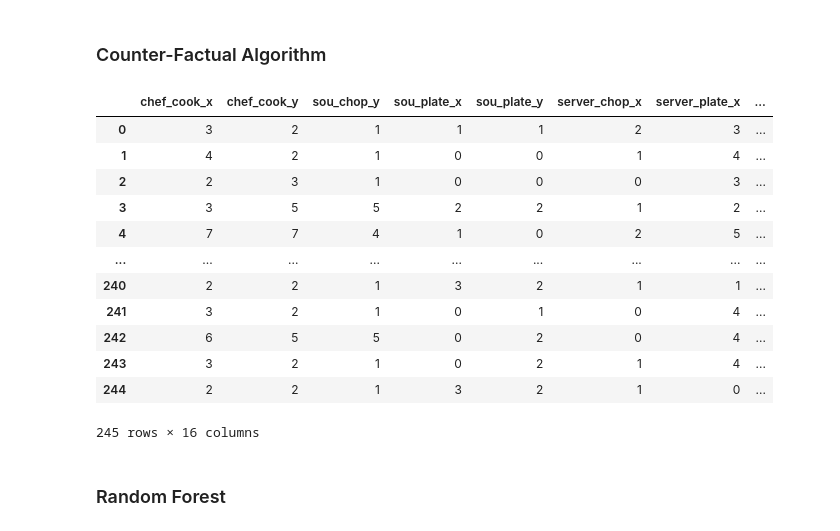
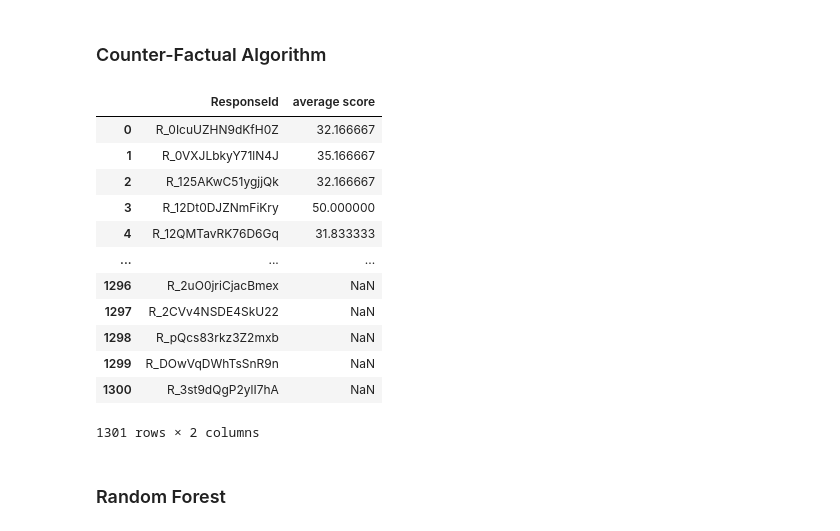
Before and after one commit to Thunderbeee/hai-cooking, a Jupyter notebook: modeling/round-scale-modeling.ipynb, the cells around one changed output. Drawn from its saved outputs; the diff is of its cells as text; code cells hidden in the pictures.

```diff
--- a/modeling/round-scale-modeling.ipynb
+++ b/modeling/round-scale-modeling.ipynb
@@ -408,3 +408,22 @@ def sum_of_squares(model):
         kmeans.fit(merge_s1_t1)
         sum_of_squares.append(kmeans.inertia_)
     plt.plot(range(2, 9), sum_of_squares)
+# %%
+# read again the suggested tip table to extract performance
+main_df_2 = pd.read_csv("../data/Archive/Cooking Game Suggested Tips  - BBS21-Phase2-Disruption.csv")
+main_df_2 = main_df_2[['ResponseId', 'average score']]
+main_df_2
+# %% [output]
+|  | ResponseId | average score |
+| 0 | R_0IcuUZHN9dKfH0Z | 32.166667 |
+| 1 | R_0VXJLbkyY71lN4J | 35.166667 |
+| 2 | R_125AKwC51ygjjQk | 32.166667 |
+| 3 | R_12Dt0DJZNmFiKry | 50.000000 |
+| 4 | R_12QMTavRK76D6Gq | 31.833333 |
+| ... | ... | ... |
+| 1296 | R_2uO0jriCjacBmex | NaN |
+| 1297 | R_2CVv4NSDE4SkU22 | NaN |
+| 1298 | R_pQcs83rkz3Z2mxb | NaN |
+| 1299 | R_DOwVqDWhTsSnR9n | NaN |
+| 1300 | R_3st9dQgP2ylI7hA | NaN |
+1301 rows × 2 columns
@@ -428,19 +459,3 @@ def clustering_label(model, cluster_size):
-# %%
-X_s1
-# %% [output]
-|  | chef_cook_x | chef_cook_y | sou_chop_y | sou_plate_x | sou_plate_y | server_chop_x | server_plate_x | ... |
-| 0 | 3 | 2 | 1 | 1 | 1 | 2 | 3 | ... |
-| 1 | 4 | 2 | 1 | 0 | 0 | 1 | 4 | ... |
-| 2 | 2 | 3 | 1 | 0 | 0 | 0 | 3 | ... |
-| 3 | 3 | 5 | 5 | 2 | 2 | 1 | 2 | ... |
-| 4 | 7 | 7 | 4 | 1 | 0 | 2 | 5 | ... |
-| ... | ... | ... | ... | ... | ... | ... | ... | ... |
-| 240 | 2 | 2 | 1 | 3 | 2 | 1 | 1 | ... |
-| 241 | 3 | 2 | 1 | 0 | 1 | 0 | 4 | ... |
-| 242 | 6 | 5 | 5 | 0 | 2 | 0 | 4 | ... |
-| 243 | 3 | 2 | 1 | 0 | 2 | 1 | 4 | ... |
-| 244 | 2 | 2 | 1 | 3 | 2 | 1 | 0 | ... |
-245 rows × 16 columns
 # %%
 # plotting the distribution of each cluster for the two classes
 
```
Also changed, not shown: parts of 11 cells of this notebook.
